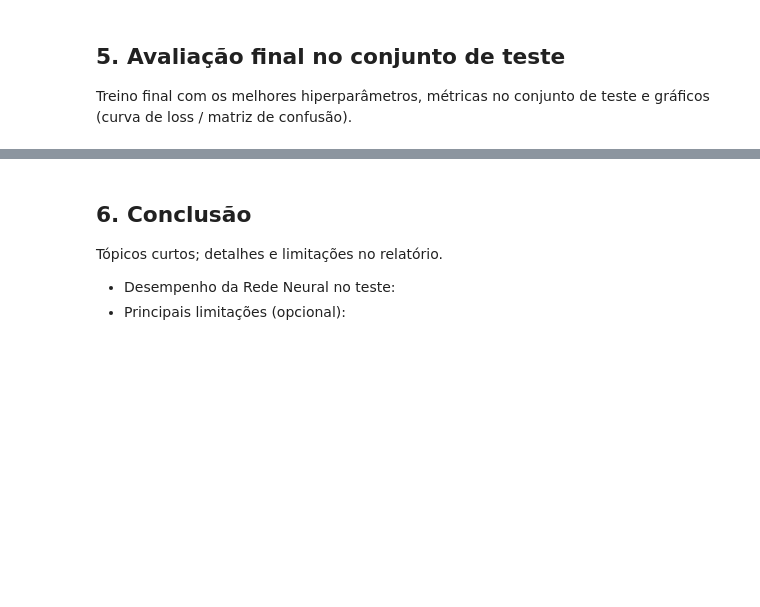
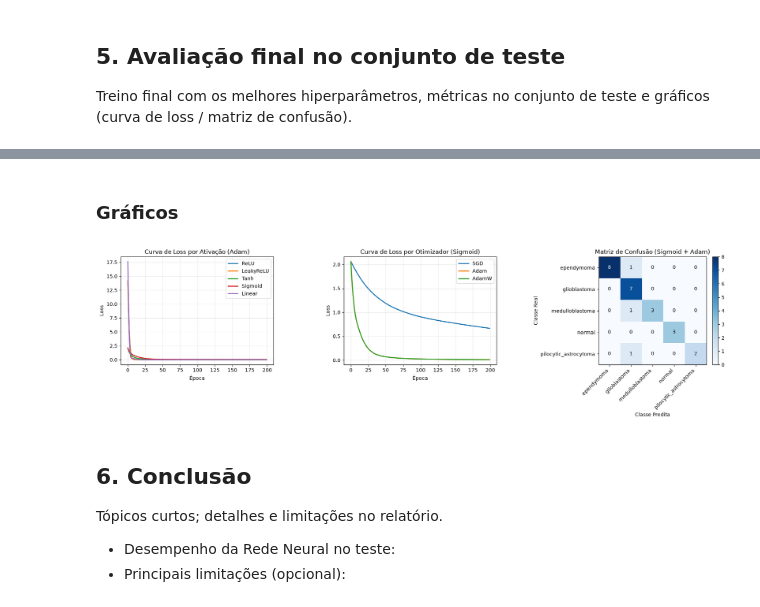
Before and after one commit to Machine-Learning-Name-in-progress/Classification-Pipeline, a Jupyter notebook: classification_pipeline_neural_networks.ipynb, the cells around one changed output, grey strips where cells are left out. Drawn from its saved outputs; the diff is of its cells as text; code cells hidden in the pictures; blank space fills up the shorter version.

```diff
--- a/classification_pipeline_neural_networks.ipynb
+++ b/classification_pipeline_neural_networks.ipynb
@@ -116,0 +405,8 @@ Treino final com os melhores hiperparâmetros, métricas no conjunto de teste e
+# %%
+class_names = [c.replace(f"{TARGET}_", "").replace("_onehot", "")
+                for c in class_cols]
+metrics_df = pd.DataFrame(
+    {"Precisão": prec_test, "Recall": rec_test, "F1-Score": f1_test},
+    index=class_names,
+).round(4)
+display(metrics_df)
@@ -117,3 +420,62 @@ Treino final com os melhores hiperparâmetros, métricas no conjunto de teste e
+# %% [markdown]
+### Gráficos
+# %%
+fig, axes = plt.subplots(1, 3, figsize=(18, 5))
+
+# 1. Comparando Funções de Ativação (com o melhor otimizador)
+best_opt_name = best_params["optimizer"].__name__
+for act_cls in param_grid["activation"]:
+    key = f"{act_cls.__name__} + {best_opt_name}"
+    if key in candidate_models:
+        axes[0].plot(
+            candidate_models[key]["estimator"].loss_history,
+            lw=2,
+            label=act_cls.__name__,
+        )
+axes[0].set_title(f"Curva de Loss por Ativação ({best_opt_name})")
+axes[0].set_xlabel("Época")
+axes[0].set_ylabel("Loss")
+axes[0].legend()
+axes[0].grid(True, alpha=0.3)
+
+# 2. Comparando Otimizadores (com a melhor função de ativação)
+best_act_name = best_params["activation"].__name__
+for opt_cls in param_grid["optimizer"]:
+    key = f"{best_act_name} + {opt_cls.__name__}"
+    if key in candidate_models:
+        axes[1].plot(
+            candidate_models[key]["estimator"].loss_history,
+            lw=2,
+            label=opt_cls.__name__,
+        )
+axes[1].set_title(f"Curva de Loss por Otimizador ({best_act_name})")
+axes[1].set_xlabel("Época")
+axes[1].set_ylabel("Loss")
+axes[1].legend()
+axes[1].grid(True, alpha=0.3)
+
+# 3. Matriz de Confusão do melhor modelo no conjunto de teste
+im = axes[2].imshow(cm, cmap="Blues")
+axes[2].set_xticks(range(len(class_names)), class_names, rotation=45, ha="right")
+axes[2].set_yticks(range(len(class_names)), class_names)
+axes[2].set_title(f"Matriz de Confusão ({best_act_name} + {best_opt_name})")
+axes[2].set_xlabel("Classe Predita")
+axes[2].set_ylabel("Classe Real")
+for i in range(len(class_names)):
+    for j in range(len(class_names)):
+        axes[2].text(
+            j,
+            i,
+            cm[i, j],
+            ha="center",
+            va="center",
+            color="white" if cm[i, j] > cm.max() / 2 else "black",
+        )
+fig.colorbar(im, ax=axes[2], fraction=0.046, pad=0.04)
+plt.tight_layout()
+plt.show()
+# %% [output]
+[figure, added]
 # %% [markdown]
 ## 6. Conclusão
 
```
Also changed, not shown: parts of 15 cells of this notebook, 2 other files.
